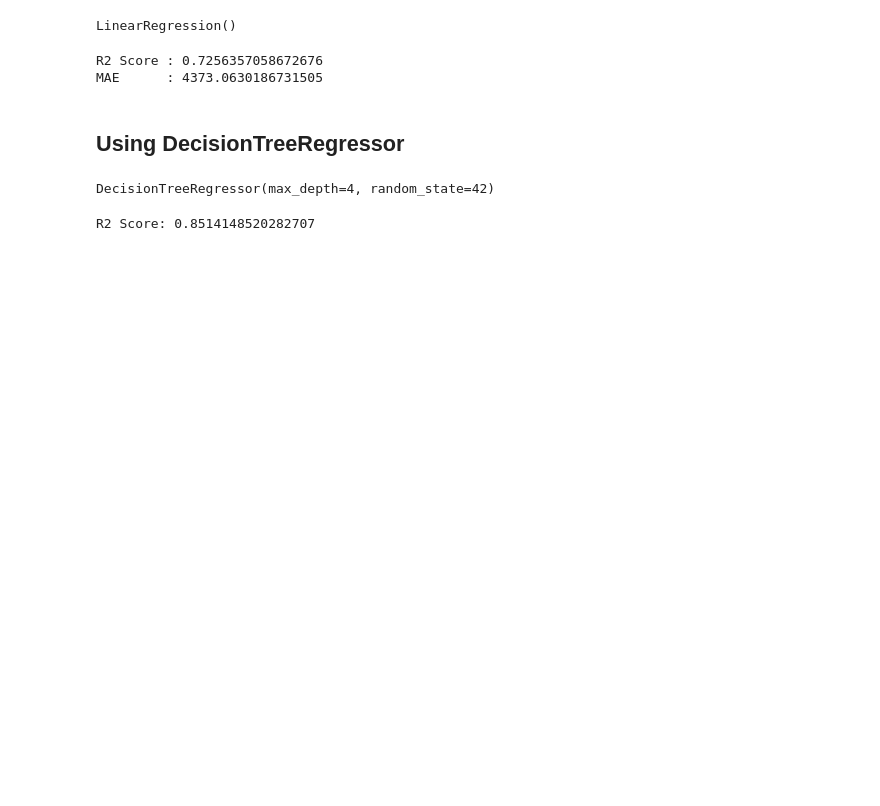
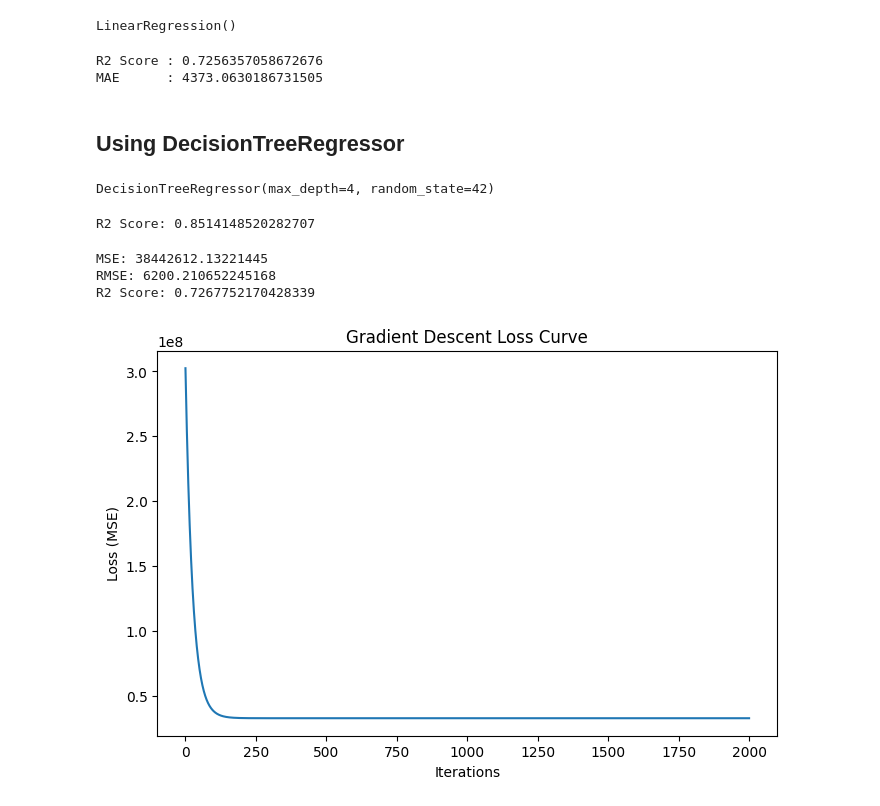
Before and after one commit to pratyushmaurya01/ml_assign_01, a Jupyter notebook: multiple_linear_regression.ipynb, the cells around one changed output. Cells and saved outputs as stored; diff of their text form; code cells hidden in the pictures; blank space fills up the shorter version.

```diff
--- a/multiple_linear_regression.ipynb
+++ b/multiple_linear_regression.ipynb
@@ -75,0 +135,40 @@ R2 Score: 0.8514148520282707
+# %%
+X = df[['age','bmi','children','sex_male',
+        'smoker_yes','region_northeast',
+        'region_northwest','region_southeast']]
+
+y = df['charges'].values
+# %%
+# Scale
+scaler = StandardScaler()
+X_scaled = scaler.fit_transform(X)
+
+# Split
+X_train, X_test, y_train, y_test = train_test_split(
+    X_scaled, y, test_size=0.2, random_state=42)
+# %%
+model = MyMultipleLinearRegression(lr=0.01, epochs=2000)
+model.fit(X_train, y_train)
+
+# Predict
+y_pred = model.predict(X_test)
+
+# Metrics
+print("MSE:", model.mse(y_test, y_pred))
+print("RMSE:", model.rmse(y_test, y_pred))
+print("R2 Score:", model.r2_score(y_test, y_pred))
+# %% [output]
+MSE: 38442612.13221445
+RMSE: 6200.210652245168
+R2 Score: 0.7267752170428339
+# %%
+import matplotlib.pyplot as plt
+
+plt.figure(figsize=(8,5))
+plt.plot(model.loss_history)
+plt.xlabel("Iterations")
+plt.ylabel("Loss (MSE)")
+plt.title("Gradient Descent Loss Curve")
+plt.show()
+# %% [output]
+[figure, added]
```
Also changed, not shown: parts of 9 cells of this notebook, 1 other file.
